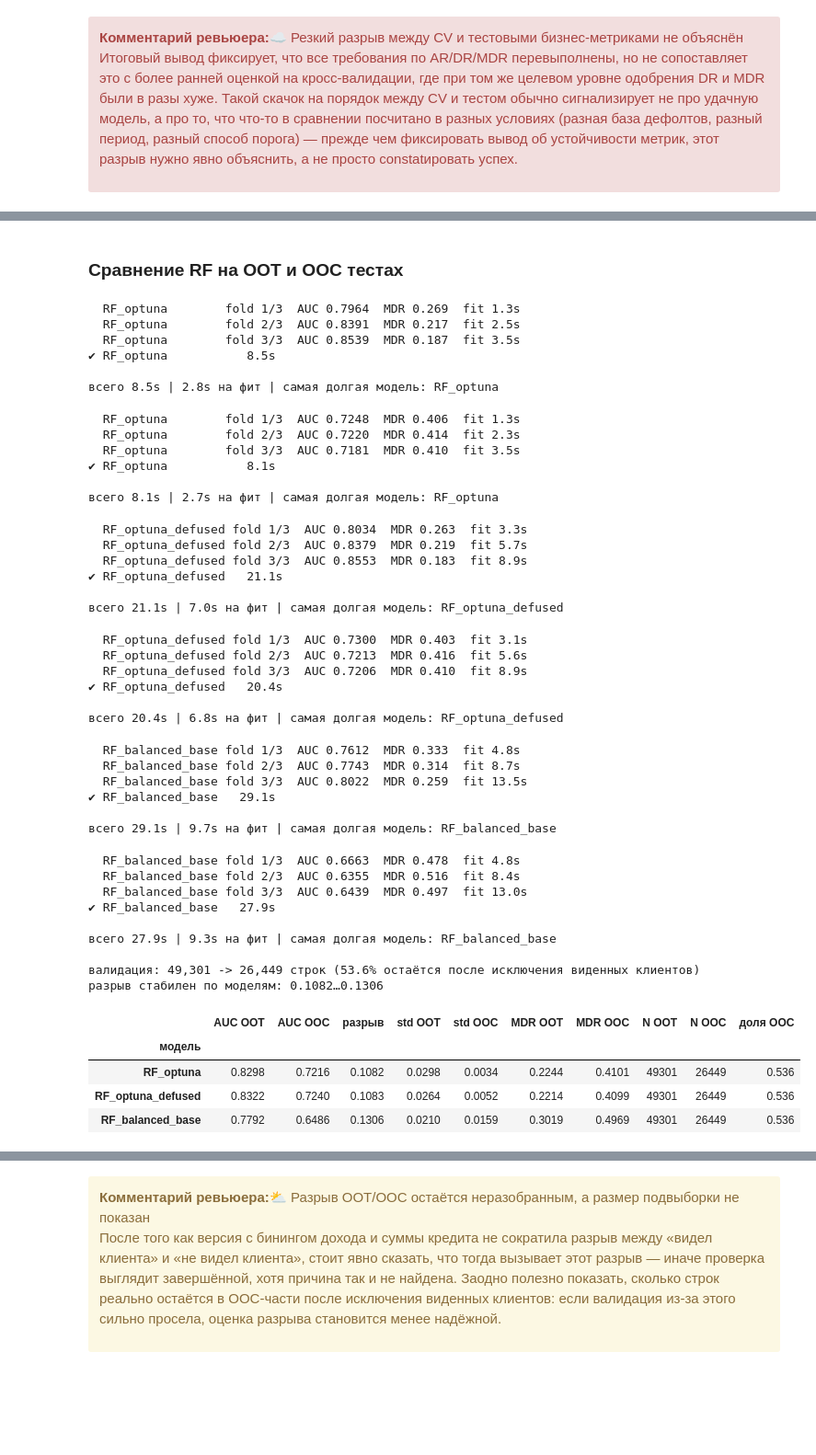
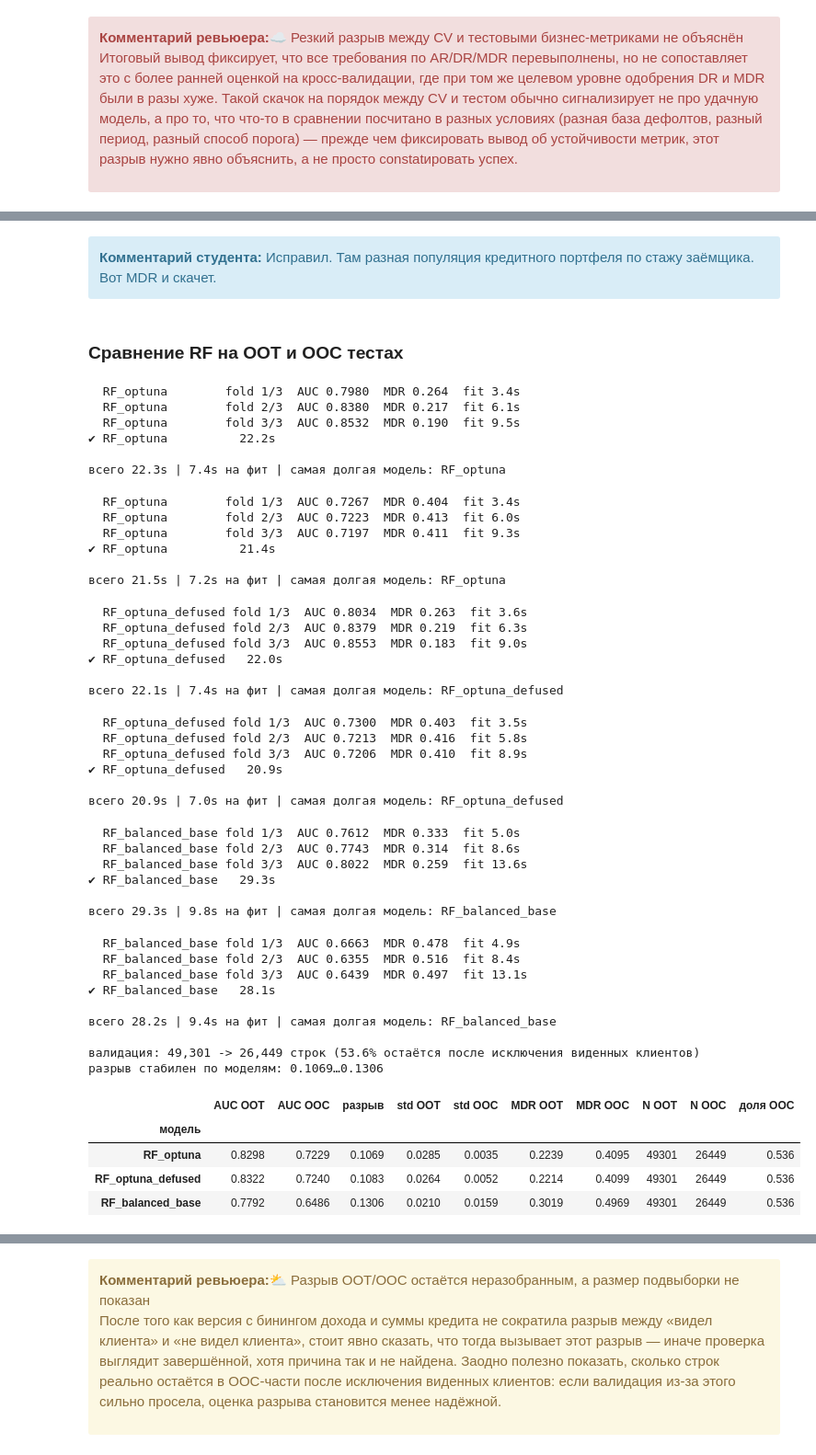
Before and after one commit to alexf2/yp_data_science_tasks, a Jupyter notebook: sprint15/vabank_behavior_scoring_reviewed_1.ipynb, the cells around one changed output, grey strips where cells are left out. Shown at 92% size. Drawn from its saved outputs; the diff is of its cells as text; code cells hidden in the pictures; blank space fills up the shorter version.

```diff
--- a/sprint15/vabank_behavior_scoring_reviewed_1.ipynb
+++ b/sprint15/vabank_behavior_scoring_reviewed_1.ipynb
@@ -5878,3 +5873,8 @@ Calib разделён по когортам: калибратор обучен
+# %% [markdown]
+<div class="alert alert-info">
+<b>Комментарий студента:</b>
+Исправил. Там разная популяция кредитного портфеля по стажу заёмщика. Вот MDR и скачет.
+</div>
 # %% [markdown]
 ### Сравнение RF на OOT и OOC тестах
 # %%
@@ -5928,62 +5928,74 @@ def compare_oot_ooc(
             'std OOT': round(d_oot['roc_auc'].std(), 4),
             'std OOC': round(d_ooc['roc_auc'].std(), 4),
             'MDR OOT': round(d_oot['MDR'].mean(), 4),
             'MDR OOC': round(d_ooc['MDR'].mean(), 4),
             'N OOT': n_oot, 'N OOC': n_ooc,
             'доля OOC': round(n_ooc / n_oot, 3),
         })
     df = pd.DataFrame(rows).set_index('модель')
 
     effect = abs(df['разрыв'].iloc[0] - df['разрыв'].iloc[1]) if len(df) > 1 else np.nan
     print(f'\nвалидация: {n_oot:,} -> {n_ooc:,} строк '
           f'({n_ooc / n_oot:.1%} остаётся после исключения виденных клиентов)')
     print(f'разрыв стабилен по моделям: {df["разрыв"].min():.4f}…{df["разрыв"].max():.4f}')
     return df
 
+best = {k: v for k, v in study.best_params.items() if k != 'n_estimators'}
+
+models_cmp = {
+    'RF_optuna': make_rf_pipeline(
+        X_train, defuse_fingerprint=False,
+        n_estimators=RF_N_EST_SEARCH, **best),
+    'RF_optuna_defused': make_rf_pipeline(
+        X_train, defuse_fingerprint=True,
+        n_estimators=RF_N_EST_SEARCH, **best),
+    'RF_balanced_base': zoo['RF_balanced'],
+}
+
 display(compare_oot_ooc(models_cmp, X_train, y_train,
                         folds, train_df['ID'].to_numpy()))
 # %% [output]
-  RF_optuna        fold 1/3  AUC 0.7964  MDR 0.269  fit 1.3s
-  RF_optuna        fold 2/3  AUC 0.8391  MDR 0.217  fit 2.5s
-  RF_optuna        fold 3/3  AUC 0.8539  MDR 0.187  fit 3.5s
-✔ RF_optuna           8.5s
+  RF_optuna        fold 1/3  AUC 0.7980  MDR 0.264  fit 3.4s
+  RF_optuna        fold 2/3  AUC 0.8380  MDR 0.217  fit 6.1s
+  RF_optuna        fold 3/3  AUC 0.8532  MDR 0.190  fit 9.5s
+✔ RF_optuna          22.2s
 
-всего 8.5s | 2.8s на фит | самая долгая модель: RF_optuna
+всего 22.3s | 7.4s на фит | самая долгая модель: RF_optuna
-  RF_optuna        fold 1/3  AUC 0.7248  MDR 0.406  fit 1.3s
-  RF_optuna        fold 2/3  AUC 0.7220  MDR 0.414  fit 2.3s
-  RF_optuna        fold 3/3  AUC 0.7181  MDR 0.410  fit 3.5s
-✔ RF_optuna           8.1s
+  RF_optuna        fold 1/3  AUC 0.7267  MDR 0.404  fit 3.4s
+  RF_optuna        fold 2/3  AUC 0.7223  MDR 0.413  fit 6.0s
+  RF_optuna        fold 3/3  AUC 0.7197  MDR 0.411  fit 9.3s
+✔ RF_optuna          21.4s
 
-всего 8.1s | 2.7s на фит | самая долгая модель: RF_optuna
+всего 21.5s | 7.2s на фит | самая долгая модель: RF_optuna
-  RF_optuna_defused fold 1/3  AUC 0.8034  MDR 0.263  fit 3.3s
-  RF_optuna_defused fold 2/3  AUC 0.8379  MDR 0.219  fit 5.7s
-  RF_optuna_defused fold 3/3  AUC 0.8553  MDR 0.183  fit 8.9s
-✔ RF_optuna_defused   21.1s
+  RF_optuna_defused fold 1/3  AUC 0.8034  MDR 0.263  fit 3.6s
+  RF_optuna_defused fold 2/3  AUC 0.8379  MDR 0.219  fit 6.3s
+  RF_optuna_defused fold 3/3  AUC 0.8553  MDR 0.183  fit 9.0s
+✔ RF_optuna_defused   22.0s
 
-всего 21.1s | 7.0s на фит | самая долгая модель: RF_optuna_defused
+всего 22.1s | 7.4s на фит | самая долгая модель: RF_optuna_defused
-  RF_optuna_defused fold 1/3  AUC 0.7300  MDR 0.403  fit 3.1s
-  RF_optuna_defused fold 2/3  AUC 0.7213  MDR 0.416  fit 5.6s
+  RF_optuna_defused fold 1/3  AUC 0.7300  MDR 0.403  fit 3.5s
+  RF_optuna_defused fold 2/3  AUC 0.7213  MDR 0.416  fit 5.8s
   RF_optuna_defused fold 3/3  AUC 0.7206  MDR 0.410  fit 8.9s
-✔ RF_optuna_defused   20.4s
+✔ RF_optuna_defused   20.9s
 
-всего 20.4s | 6.8s на фит | самая долгая модель: RF_optuna_defused
+всего 20.9s | 7.0s на фит | самая долгая модель: RF_optuna_defused
-  RF_balanced_base fold 1/3  AUC 0.7612  MDR 0.333  fit 4.8s
-  RF_balanced_base fold 2/3  AUC 0.7743  MDR 0.314  fit 8.7s
-  RF_balanced_base fold 3/3  AUC 0.8022  MDR 0.259  fit 13.5s
-✔ RF_balanced_base   29.1s
+  RF_balanced_base fold 1/3  AUC 0.7612  MDR 0.333  fit 5.0s
+  RF_balanced_base fold 2/3  AUC 0.7743  MDR 0.314  fit 8.6s
+  RF_balanced_base fold 3/3  AUC 0.8022  MDR 0.259  fit 13.6s
+✔ RF_balanced_base   29.3s
 
-всего 29.1s | 9.7s на фит | самая долгая модель: RF_balanced_base
+всего 29.3s | 9.8s на фит | самая долгая модель: RF_balanced_base
-  RF_balanced_base fold 1/3  AUC 0.6663  MDR 0.478  fit 4.8s
+  RF_balanced_base fold 1/3  AUC 0.6663  MDR 0.478  fit 4.9s
   RF_balanced_base fold 2/3  AUC 0.6355  MDR 0.516  fit 8.4s
-  RF_balanced_base fold 3/3  AUC 0.6439  MDR 0.497  fit 13.0s
-✔ RF_balanced_base   27.9s
+  RF_balanced_base fold 3/3  AUC 0.6439  MDR 0.497  fit 13.1s
+✔ RF_balanced_base   28.1s
 
-всего 27.9s | 9.3s на фит | самая долгая модель: RF_balanced_base
+всего 28.2s | 9.4s на фит | самая долгая модель: RF_balanced_base
 
 валидация: 49,301 -> 26,449 строк (53.6% остаётся после исключения виденных клиентов)
-разрыв стабилен по моделям: 0.1082…0.1306
+разрыв стабилен по моделям: 0.1069…0.1306
 |  | AUC OOT | AUC OOC | разрыв | std OOT | std OOC | MDR OOT | MDR OOC | N OOT | N OOC | доля OOC |
 | модель |  |  |  |  |  |  |  |  |  |  |
-| RF_optuna | 0.8298 | 0.7216 | 0.1082 | 0.0298 | 0.0034 | 0.2244 | 0.4101 | 49301 | 26449 | 0.536 |
+| RF_optuna | 0.8298 | 0.7229 | 0.1069 | 0.0285 | 0.0035 | 0.2239 | 0.4095 | 49301 | 26449 | 0.536 |
 | RF_optuna_defused | 0.8322 | 0.7240 | 0.1083 | 0.0264 | 0.0052 | 0.2214 | 0.4099 | 49301 | 26449 | 0.536 |
 | RF_balanced_base | 0.7792 | 0.6486 | 0.1306 | 0.0210 | 0.0159 | 0.3019 | 0.4969 | 49301 | 26449 | 0.536 |
```
Also changed, not shown: parts of 63 cells of this notebook.
